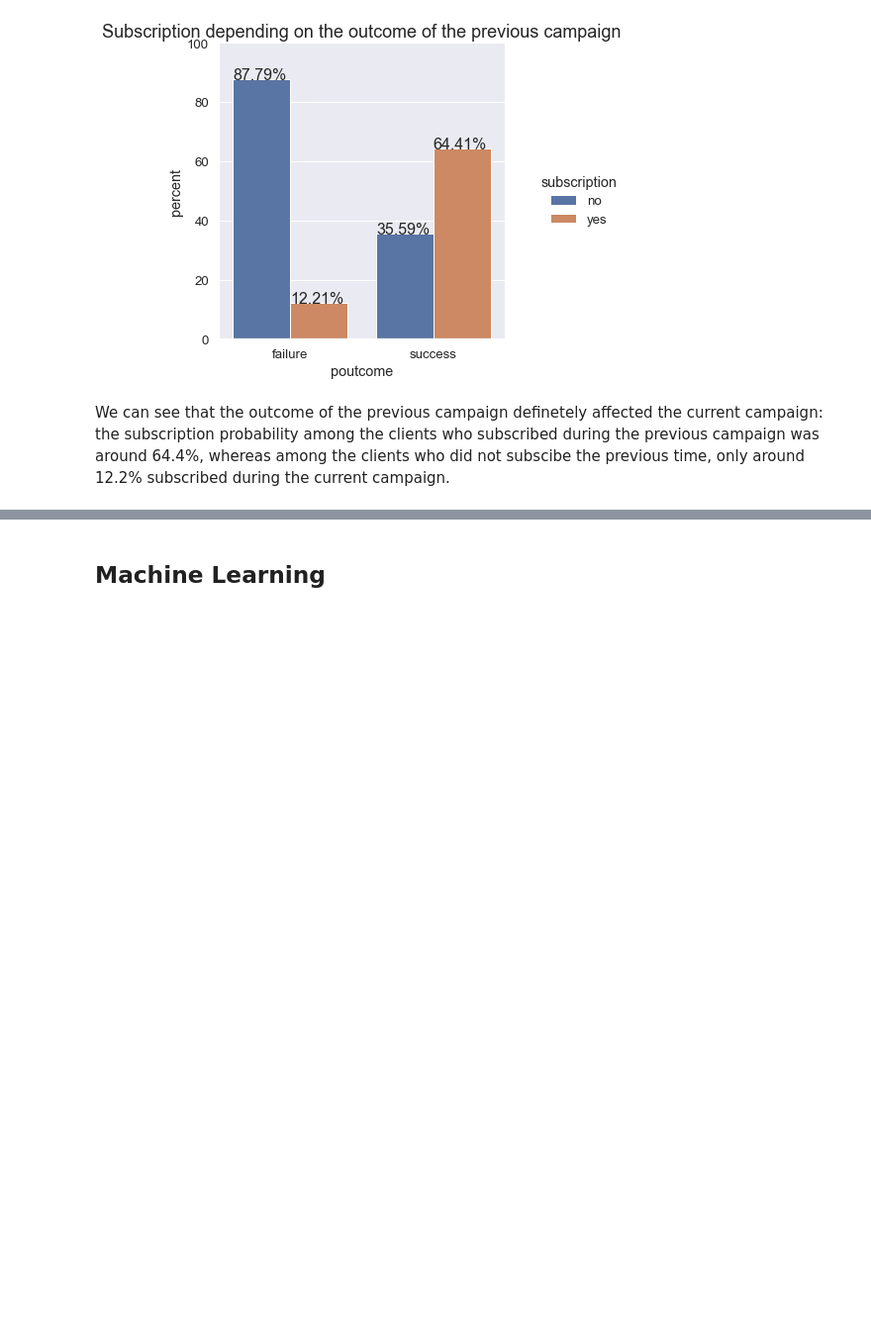
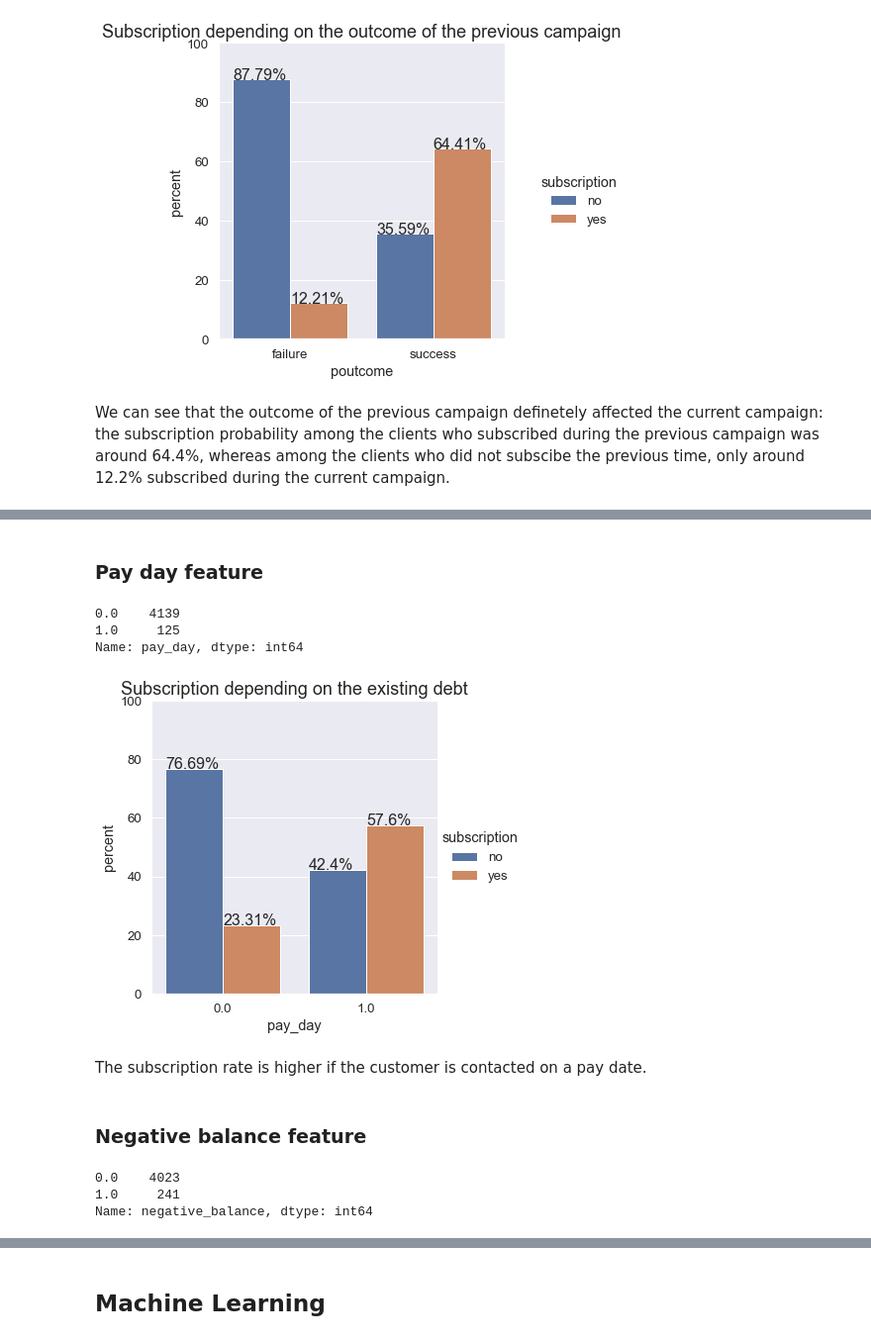
Before and after one commit to katerynalemishko/bank_deposit_marketing, a Jupyter notebook: Bank_deposit.ipynb, the cells around one changed output, grey strips where cells are left out. Shown at 99% size. Cells and saved outputs as stored; diff of their text form; code cells hidden in the pictures; blank space fills up the shorter version.

```diff
--- a/Bank_deposit.ipynb
+++ b/Bank_deposit.ipynb
@@ -469,0 +493,26 @@ the previous time, only around 12.2% subscribed during the current campaign.
+# %% [markdown]
+### Pay day feature
+# %%
+bank.loc[(bank['day']==23)|(bank['day']==24)|(bank['day']==22), 'pay_day'] = 1
+bank.loc[(bank['day']!=23)&(bank['day']!=24)&(bank['day']!=22), 'pay_day'] = 0
+bank['pay_day'].value_counts()
+# %% [output]
+0.0    4139
+1.0     125
+Name: pay_day, dtype: int64
+# %%
+plot_cat_perc(bank,'pay_day','subscription','Subscription depending on the existing debt',5,5/5)
+# %% [output]
+[figure, added]
+# %% [markdown]
+The subscription rate is higher if the customer is contacted on a pay date.
+# %% [markdown]
+### Negative balance feature
+# %%
+bank.loc[bank['balance'] < 0, 'negative_balance'] = 1
+bank.loc[bank['balance'] >= 0, 'negative_balance'] = 0
+bank['negative_balance'].value_counts()
+# %% [output]
+0.0    4023
+1.0     241
+Name: negative_balance, dtype: int64
```
Also changed, not shown: parts of 101 cells of this notebook.
